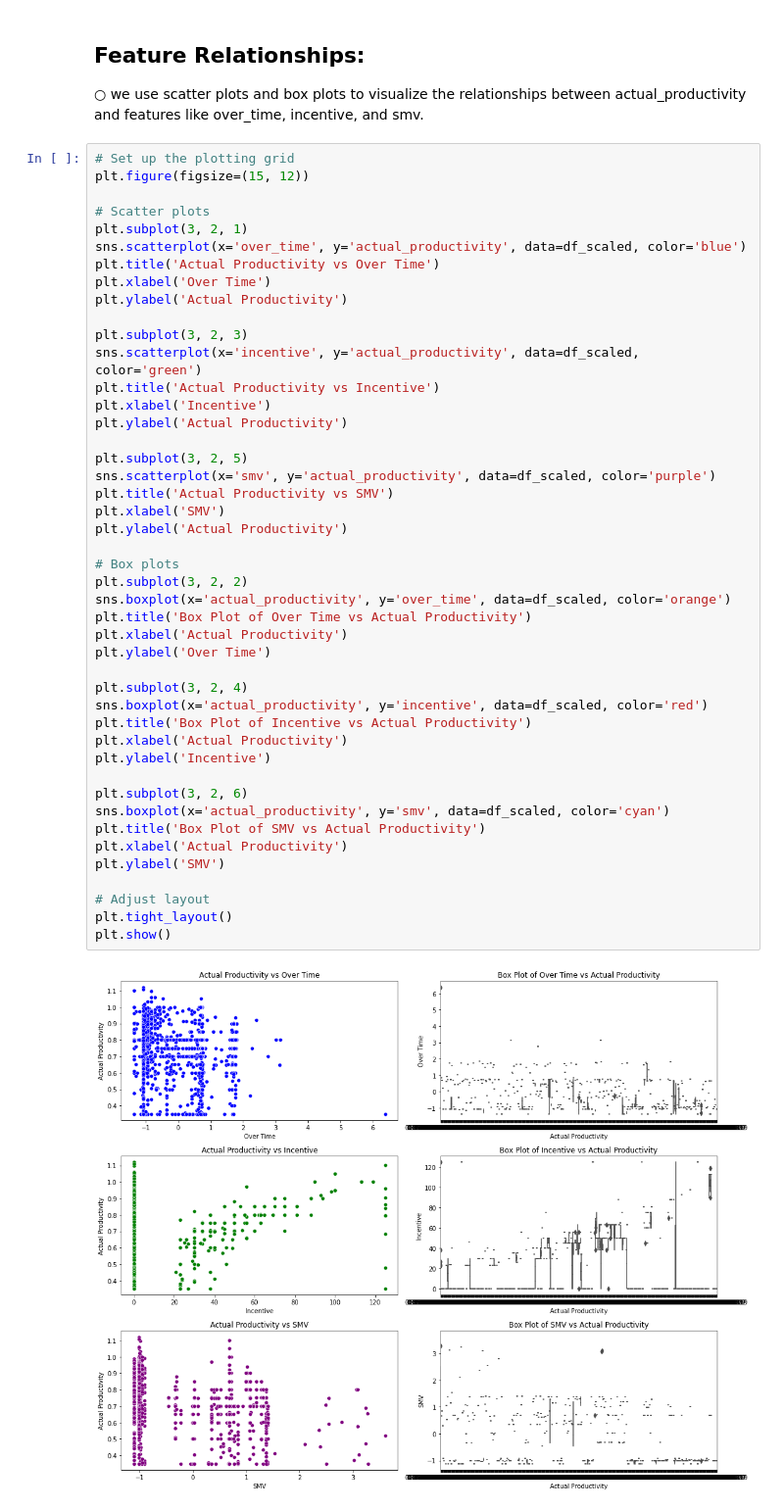
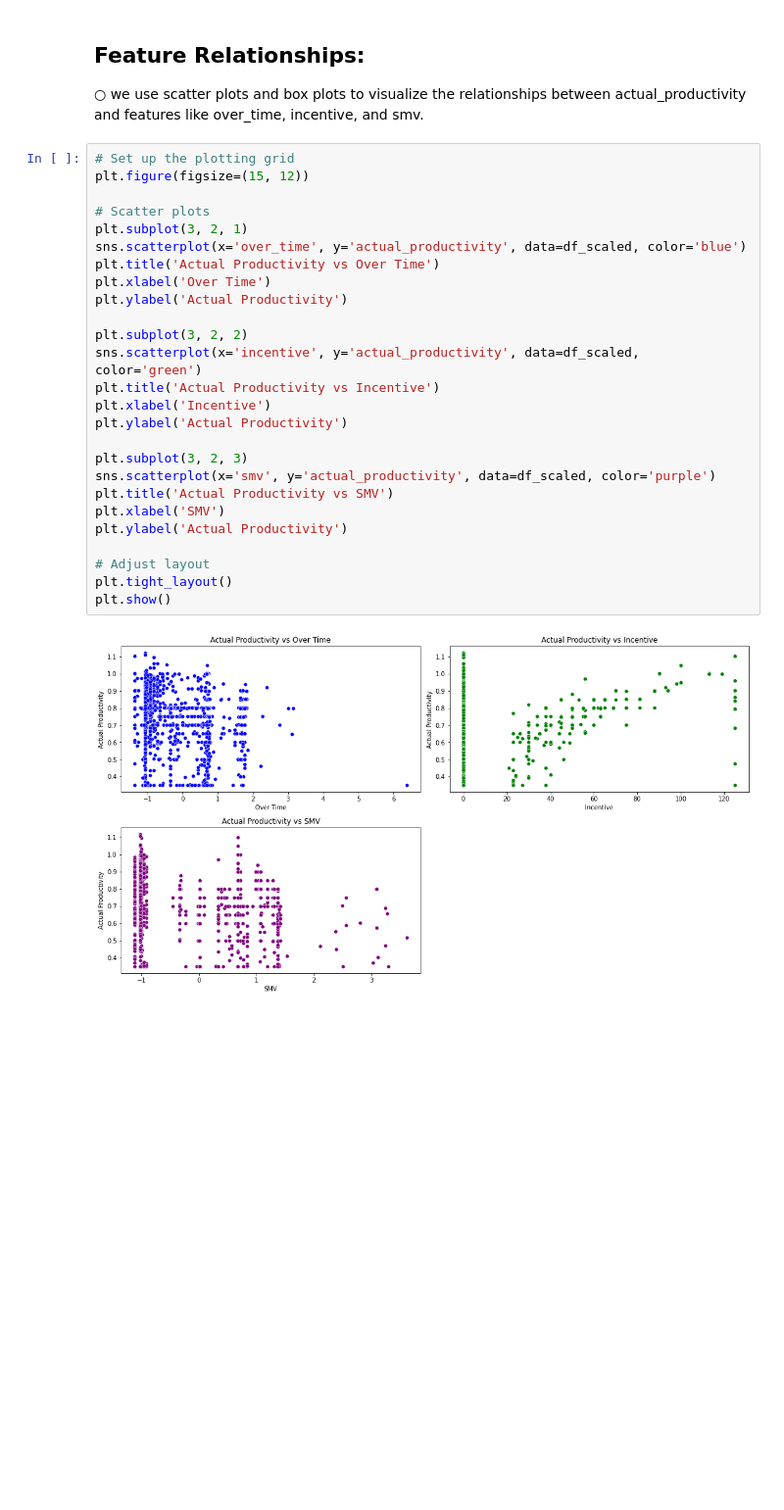
Before and after one commit to Lynn-rose/Garment-Worker-Productivity-Prediction-, a Jupyter notebook: Garment Worker Productivity Prediction .ipynb, the cells around one changed output. Shown at 98% size. Saved outputs shown, nothing was run; the diff lists cells and outputs as text; blank space fills up the shorter version.

```diff
--- a/Garment Worker Productivity Prediction .ipynb
+++ b/Garment Worker Productivity Prediction .ipynb
@@ -380,47 +380,28 @@ actual_productivity and features like over_time, incentive, and smv.
 # %%
 # Set up the plotting grid
 plt.figure(figsize=(15, 12))
 
 # Scatter plots
 plt.subplot(3, 2, 1)
 sns.scatterplot(x='over_time', y='actual_productivity', data=df_scaled, color='blue')
 plt.title('Actual Productivity vs Over Time')
 plt.xlabel('Over Time')
 plt.ylabel('Actual Productivity')
 
-plt.subplot(3, 2, 3)
+plt.subplot(3, 2, 2)
 sns.scatterplot(x='incentive', y='actual_productivity', data=df_scaled, color='green')
 plt.title('Actual Productivity vs Incentive')
 plt.xlabel('Incentive')
 plt.ylabel('Actual Productivity')
 
-plt.subplot(3, 2, 5)
+plt.subplot(3, 2, 3)
 sns.scatterplot(x='smv', y='actual_productivity', data=df_scaled, color='purple')
 plt.title('Actual Productivity vs SMV')
 plt.xlabel('SMV')
 plt.ylabel('Actual Productivity')
 
-# Box plots
-plt.subplot(3, 2, 2)
-sns.boxplot(x='actual_productivity', y='over_time', data=df_scaled, color='orange')
-plt.title('Box Plot of Over Time vs Actual Productivity')
-plt.xlabel('Actual Productivity')
-plt.ylabel('Over Time')
-
-plt.subplot(3, 2, 4)
-sns.boxplot(x='actual_productivity', y='incentive', data=df_scaled, color='red')
-plt.title('Box Plot of Incentive vs Actual Productivity')
-plt.xlabel('Actual Productivity')
-plt.ylabel('Incentive')
-
-plt.subplot(3, 2, 6)
-sns.boxplot(x='actual_productivity', y='smv', data=df_scaled, color='cyan')
-plt.title('Box Plot of SMV vs Actual Productivity')
-plt.xlabel('Actual Productivity')
-plt.ylabel('SMV')
-
 # Adjust layout
 plt.tight_layout()
 plt.show()
 # %% [output]
-[figure, old version]
+[figure, new version]
```
Also changed, not shown: parts of 5 cells of this notebook.
